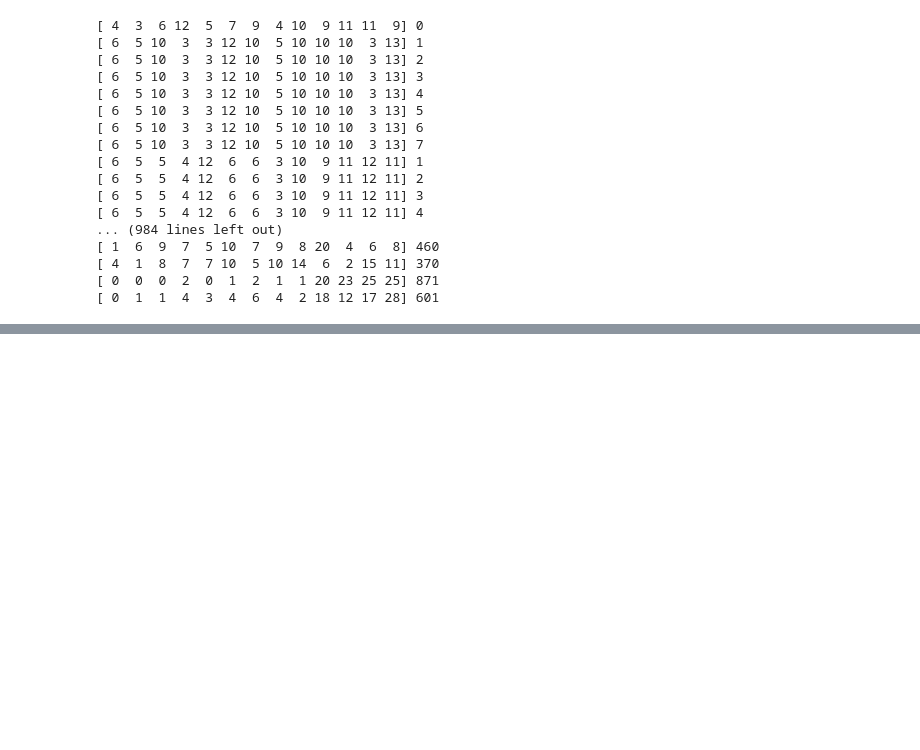
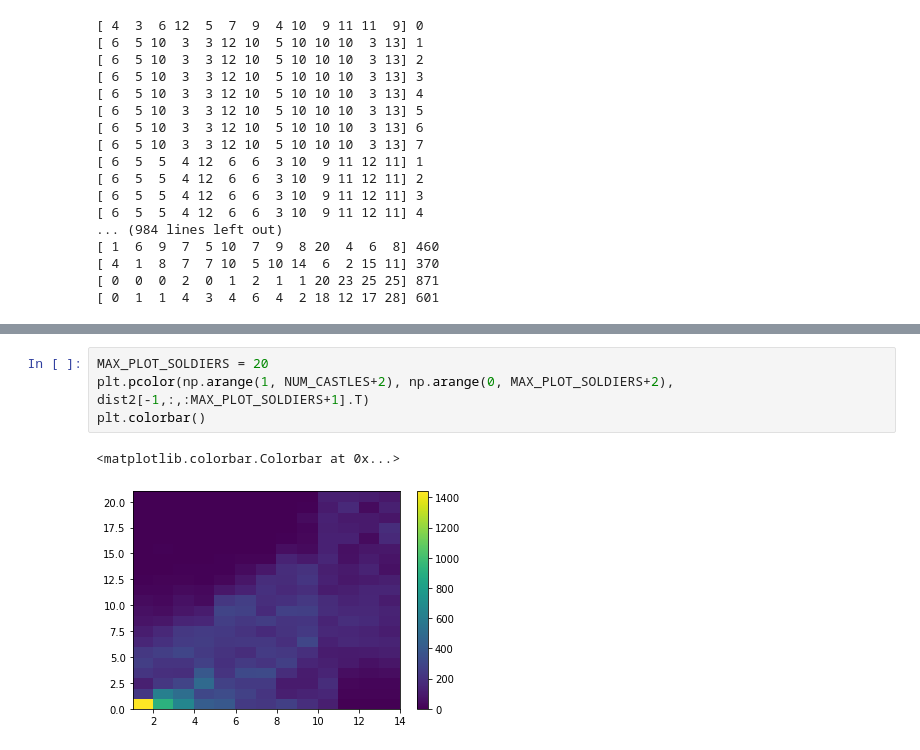
Before and after one commit to quantheory/RiddlerBattleV, a Jupyter notebook: RiddlerBattleV.ipynb, the cells around one changed output, grey strips where cells are left out. Cells and saved outputs as stored; diff of their text form; blank space fills up the shorter version.

```diff
--- a/RiddlerBattleV.ipynb
+++ b/RiddlerBattleV.ipynb
@@ -189,0 +238,7 @@ for i in range(NUM_ROUNDS):
+# %%
+MAX_PLOT_SOLDIERS = 20
+plt.pcolor(np.arange(1, NUM_CASTLES+2), np.arange(0, MAX_PLOT_SOLDIERS+2), dist2[-1,:,:MAX_PLOT_SOLDIERS+1].T)
+plt.colorbar()
+# %% [output]
+<matplotlib.colorbar.Colorbar at 0x...>
+[figure, added]
```
Also changed, not shown: parts of 22 cells of this notebook.
